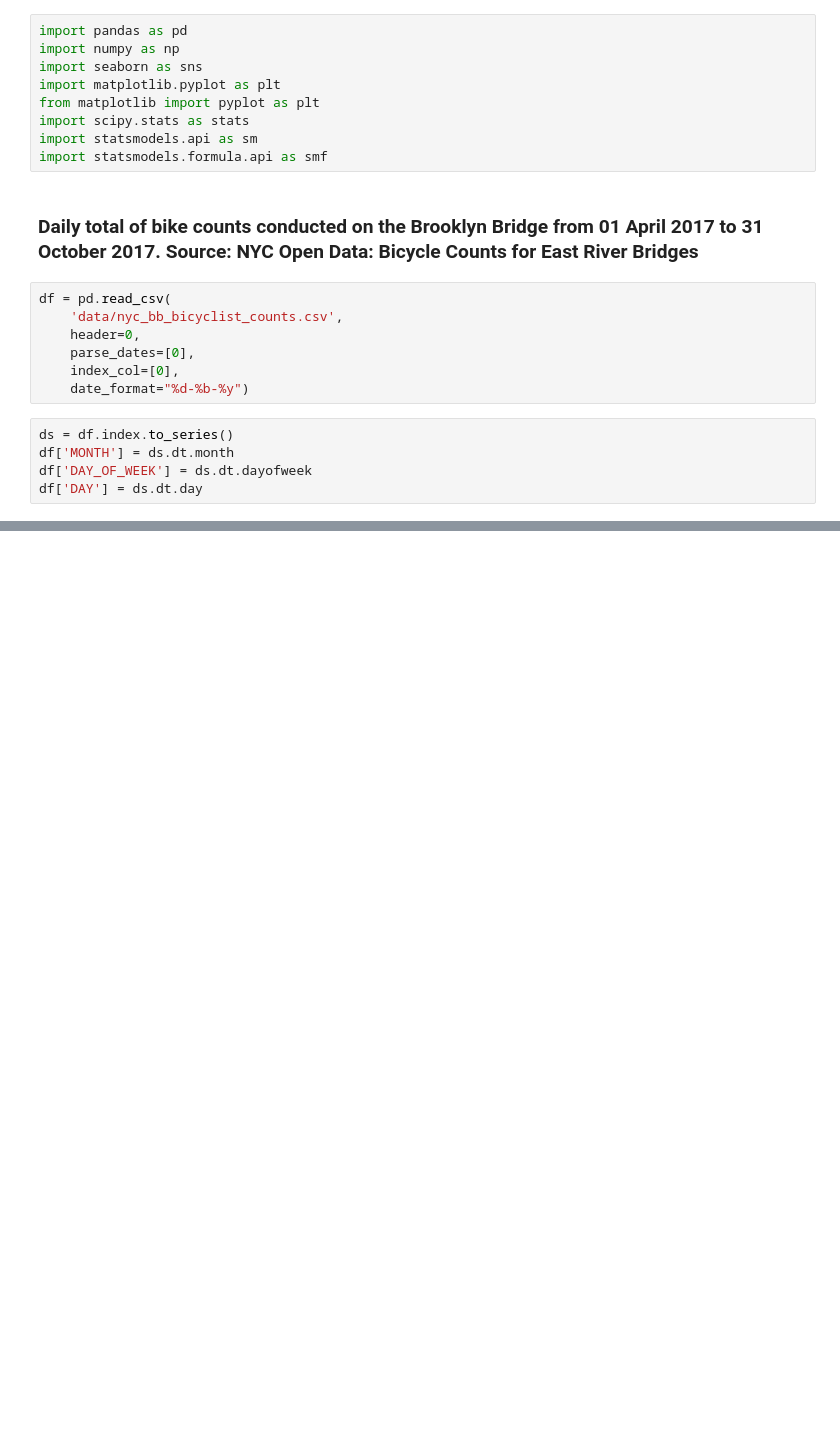
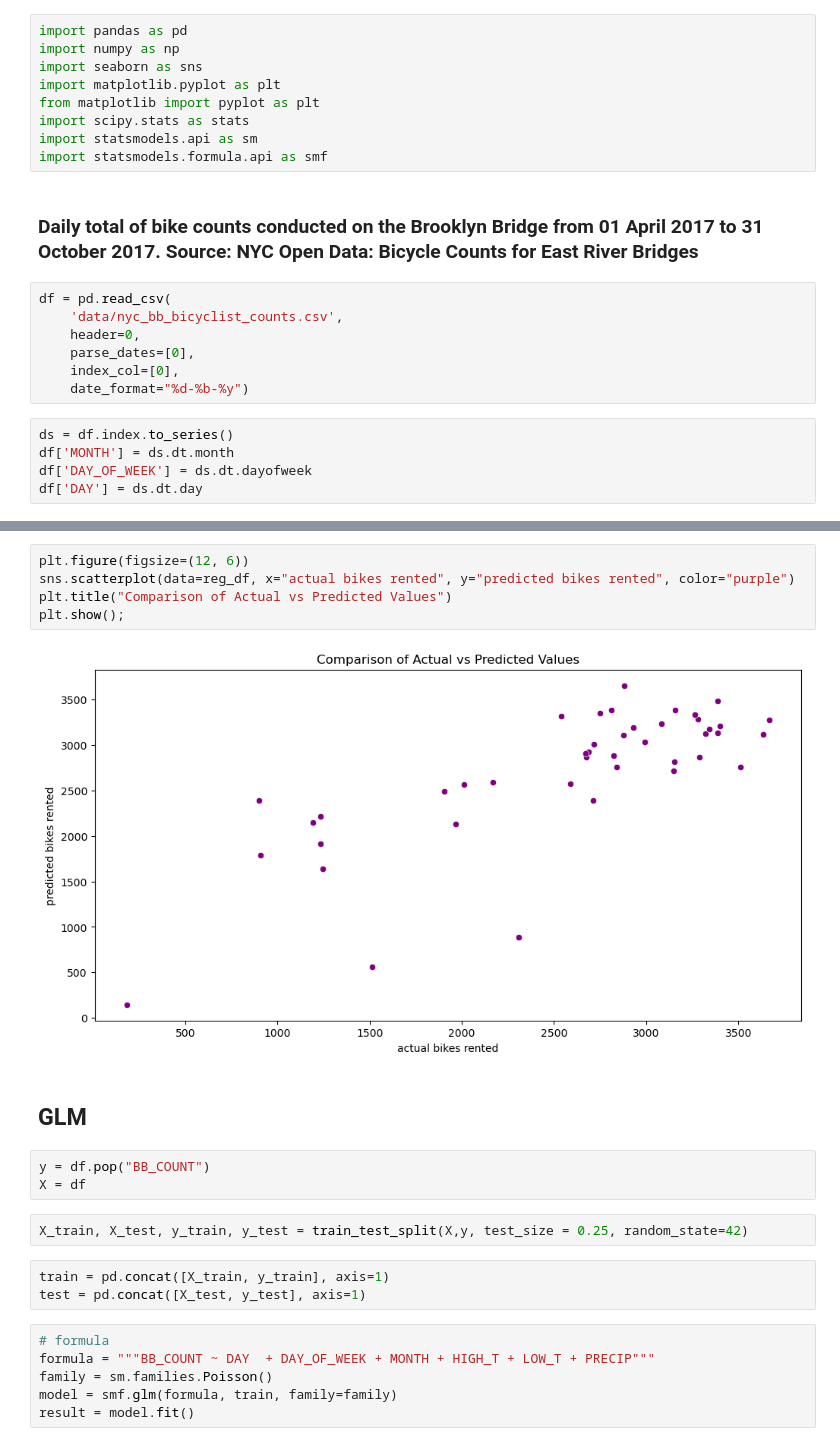
Before and after one commit to datagus/myfirstcode, a Jupyter notebook: GMLs_lecture.ipynb, the cells around one changed output, grey strips where cells are left out. Saved outputs shown, nothing was run; the diff lists cells and outputs as text; blank space fills up the shorter version.

```diff
--- a/GMLs_lecture.ipynb
+++ b/GMLs_lecture.ipynb
@@ -27,0 +84,23 @@ df['DAY'] = ds.dt.day
+# %%
+plt.figure(figsize=(12, 6))
+sns.scatterplot(data=reg_df, x="actual bikes rented", y="predicted bikes rented", color="purple")
+plt.title("Comparison of Actual vs Predicted Values")
+plt.show();
+# %% [output]
+[figure, added]
+# %% [markdown]
+## GLM
+# %%
+y = df.pop("BB_COUNT")
+X = df
+# %%
+X_train, X_test, y_train, y_test = train_test_split(X,y, test_size = 0.25, random_state=42)
+# %%
+train = pd.concat([X_train, y_train], axis=1)
+test = pd.concat([X_test, y_test], axis=1)
+# %%
+# formula
+formula = """BB_COUNT ~ DAY  + DAY_OF_WEEK + MONTH + HIGH_T + LOW_T + PRECIP"""
+family = sm.families.Poisson()
+model = smf.glm(formula, train, family=family)
+result = model.fit()
```
Also changed, not shown: parts of 15 cells of this notebook.
